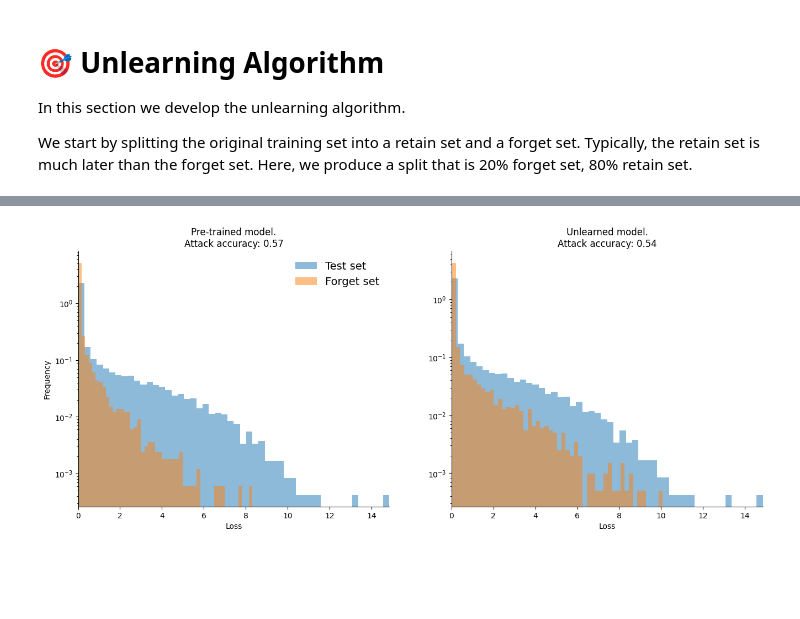
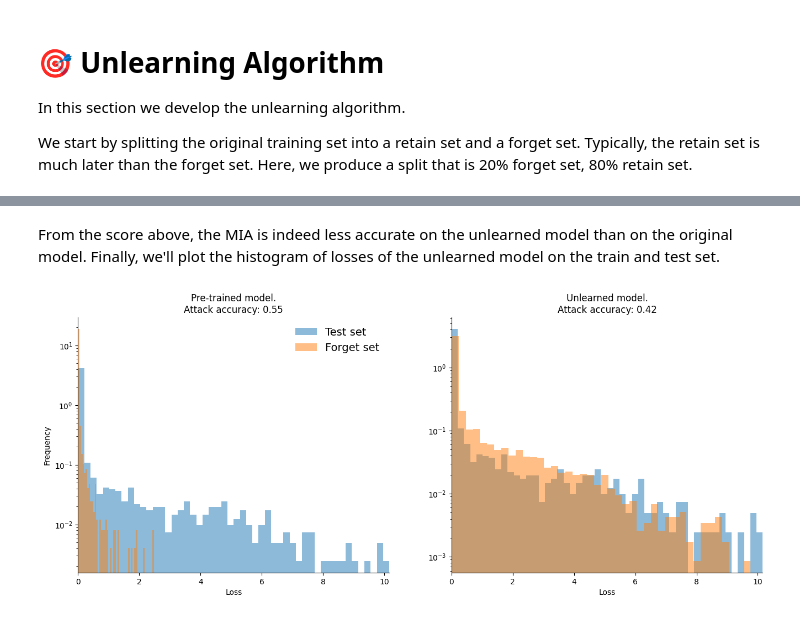
Before and after one commit to unlearning-challenge/starting-kit, a Jupyter notebook: unlearning-CIFAR10.ipynb, the cells around one changed output, grey strips where cells are left out. Drawn from its saved outputs; the diff is of its cells as text; code cells hidden in the pictures; blank space fills up the shorter version.

```diff
--- a/unlearning-CIFAR10.ipynb
+++ b/unlearning-CIFAR10.ipynb
@@ -129,7 +129,7 @@ In this section we develop the unlearning algorithm.
 
 We start by splitting the original training set into a retain set and a forget set. Typically, the retain set is much later than the forget set. Here, we produce a split that is 20% forget set, 80% retain set.
 # %%
-forget_set, retain_set = torch.utils.data.random_split(train_set, [0.2, 0.8])
+forget_set, retain_set = torch.utils.data.random_split(train_set, [0.1, 0.9])
 forget_loader = torch.utils.data.DataLoader(
     forget_set, batch_size=128, shuffle=False, num_workers=2
 )
@@ -143,7 +143,7 @@ Below is a simple unlearning algorithms provided for illustration purposes. We c
 
 To make a new entry in the competitions, participants will submit an unlearning function with the same API as the one below. Note that the unlearning function takes as input the pre-trained model, the retain set, the forget set and the test set (even though the fine-tuning algorithm below only uses the retain set).
 # %%
-def unlearning(net, retain, forget, test):
+def unlearning(net, retain, forget, validation):
     """Unlearning by fine-tuning.
 
     Fine-tuning is a very simple algorithm that trains using only
@@ -153,17 +153,19 @@ def unlearning(net, retain, forget, test):
       net : nn.Module.
         pre-trained model to use as base of unlearning.
       retain : torch.utils.data.DataLoader.
-        Dataset loader with the retain set. This is the subset
+        Dataset loader for access to the retain set. This is the subset
         of the training set that we don't want to forget.
       forget : torch.utils.data.DataLoader.
-        Dataset loader with the forget set. This is the subset
-        of the training set that we want to forget.
-      test : torch.utils.data.DataLoader.
-        Dataset loader with the test set.
+        Dataset loader for access to the forget set. This is the subset
+        of the training set that we want to forget. This method doesn't
+        make use of the forget set.
+      validation : torch.utils.data.DataLoader.
+        Dataset loader for access to the validation set. This method doesn't
+        make use of the validation set.
     Returns:
       net : updated model
     """
-    epochs = 8
+    epochs = 5
 
     criterion = nn.CrossEntropyLoss()
     optimizer = optim.SGD(net.parameters(), lr=0.1, momentum=0.9, weight_decay=5e-4)
@@ -214,6 +228,6 @@ def compute_losses(net, loader):
     return np.array(all_losses)
 
 
-val_losses = compute_losses(model, val_loader)
-forget_losses = compute_losses(model, forget_loader)
+train_losses = compute_losses(model, train_loader)
+test_losses = compute_losses(model, test_loader)
 # %%
@@ -290,25 +308,27 @@ The MIA attack has a macro-F1 accuracy of 0.543 on seen vs unseen images
+# %% [markdown]
+From the score above, the MIA is indeed less accurate on the unlearned model than on the original model. Finally, we'll plot the histogram of losses of the unlearned model on the train and test set.
 # %%
 fig, (ax1, ax2) = plt.subplots(1, 2, figsize=(16, 6))
 
 ax1.set_title(f"Pre-trained model.\nAttack accuracy: {mia_scores.mean():0.2f}")
-ax1.hist(val_losses, density=True, alpha=0.5, bins=50, label="Test set")
+ax1.hist(test_losses, density=True, alpha=0.5, bins=50, label="Test set")
 ax1.hist(forget_losses, density=True, alpha=0.5, bins=50, label="Forget set")
 
 ax2.set_title(f"Unlearned model.\nAttack accuracy: {mia_scores_ft.mean():0.2f}")
-ax2.hist(val_losses, density=True, alpha=0.5, bins=50, label="Test set")
+ax2.hist(test_losses, density=True, alpha=0.5, bins=50, label="Test set")
 ax2.hist(ft_forget_losses, density=True, alpha=0.5, bins=50, label="Forget set")
 
 ax1.set_xlabel("Loss")
 ax2.set_xlabel("Loss")
 ax1.set_ylabel("Frequency")
 ax1.set_yscale("log")
 ax2.set_yscale("log")
-ax1.set_xlim((0, np.max(val_losses)))
-ax2.set_xlim((0, np.max(val_losses)))
+ax1.set_xlim((0, np.max(test_losses)))
+ax2.set_xlim((0, np.max(test_losses)))
 for ax in (ax1, ax2):
     ax.spines["top"].set_visible(False)
     ax.spines["right"].set_visible(False)
 ax1.legend(frameon=False, fontsize=14)
 plt.show()
 # %% [output]
-[figure, old version]
+[figure, new version]
```
Also changed, not shown: parts of 18 cells of this notebook.
